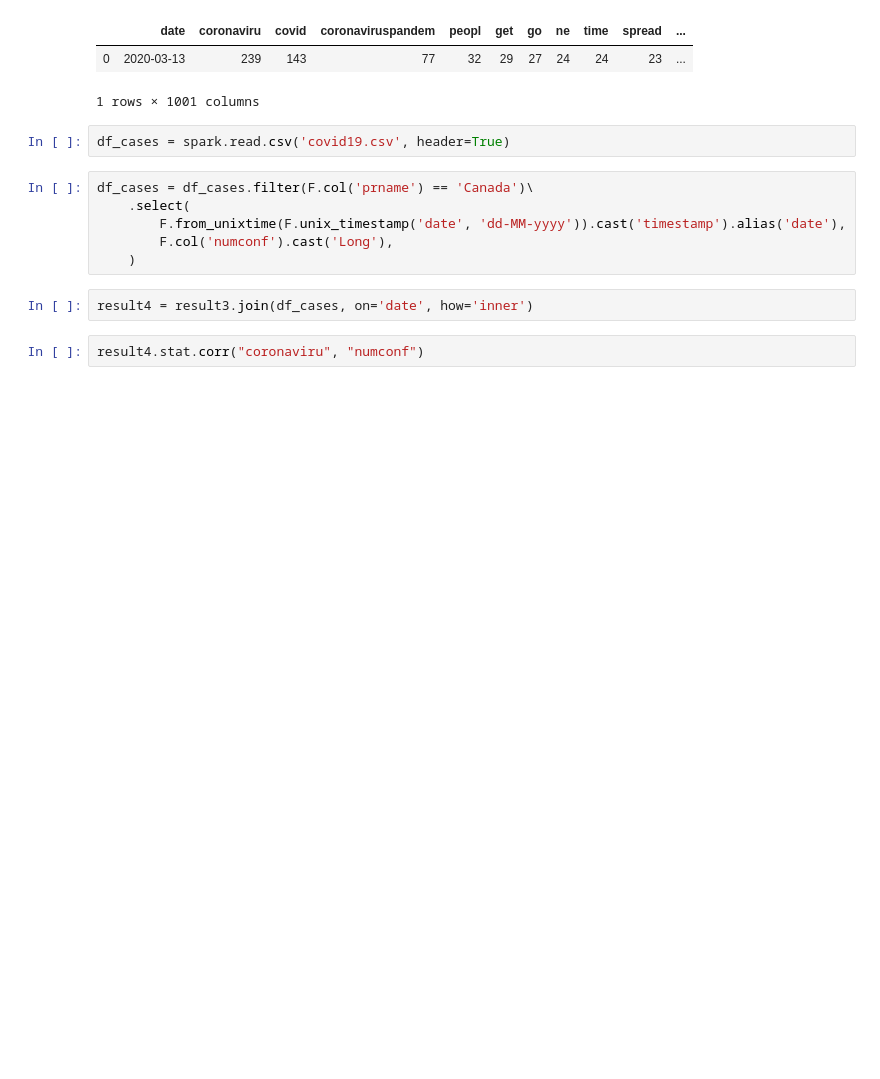
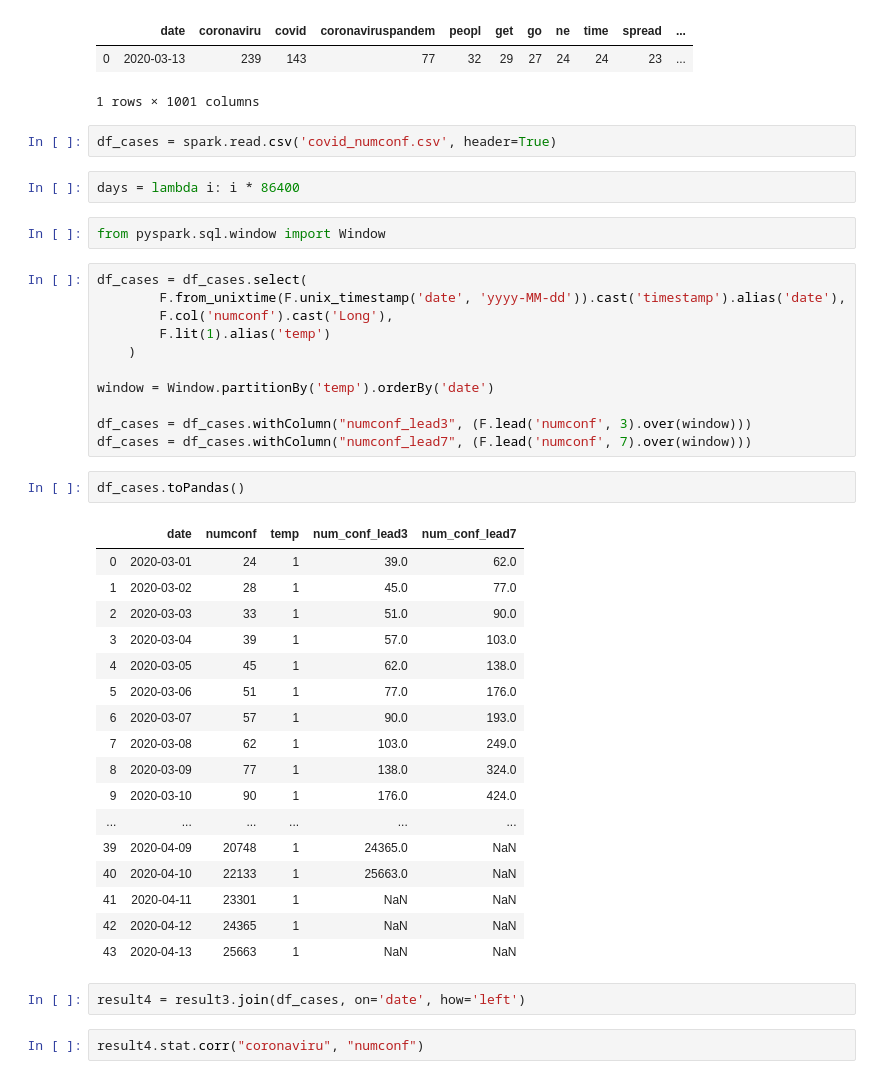
Before and after one commit to tingwei758/COVID_19_Prediction_SIR_and_Tweets, a Jupyter notebook: Tweet_Word_Count.ipynb, the cells around one changed output. Saved outputs shown, nothing was run; the diff lists cells and outputs as text; blank space fills up the shorter version.

```diff
--- a/Tweet_Word_Count.ipynb
+++ b/Tweet_Word_Count.ipynb
@@ -190,15 +190,44 @@ result3.toPandas()
 | 0 | 2020-03-13 | 239 | 143 | 77 | 32 | 29 | 27 | 24 | 24 | 23 | ... |
 1 rows × 1001 columns
 # %%
-df_cases = spark.read.csv('covid19.csv', header=True)
+df_cases = spark.read.csv('covid_numconf.csv', header=True)
+# %%
+days = lambda i: i * 86400
+# %%
+from pyspark.sql.window import Window
 # %%
-df_cases = df_cases.filter(F.col('prname') == 'Canada')\
-    .select(
-        F.from_unixtime(F.unix_timestamp('date', 'dd-MM-yyyy')).cast('timestamp').alias('date'),
+df_cases = df_cases.select(
+        F.from_unixtime(F.unix_timestamp('date', 'yyyy-MM-dd')).cast('timestamp').alias('date'),
         F.col('numconf').cast('Long'),
+        F.lit(1).alias('temp')
     )
+
+window = Window.partitionBy('temp').orderBy('date')
+
+df_cases = df_cases.withColumn("numconf_lead3", (F.lead('numconf', 3).over(window)))
+df_cases = df_cases.withColumn("numconf_lead7", (F.lead('numconf', 7).over(window)))
+# %%
+df_cases.toPandas()
+# %% [output]
+|  | date | numconf | temp | num_conf_lead3 | num_conf_lead7 |
+| 0 | 2020-03-01 | 24 | 1 | 39.0 | 62.0 |
+| 1 | 2020-03-02 | 28 | 1 | 45.0 | 77.0 |
+| 2 | 2020-03-03 | 33 | 1 | 51.0 | 90.0 |
+| 3 | 2020-03-04 | 39 | 1 | 57.0 | 103.0 |
+| 4 | 2020-03-05 | 45 | 1 | 62.0 | 138.0 |
+| 5 | 2020-03-06 | 51 | 1 | 77.0 | 176.0 |
+| 6 | 2020-03-07 | 57 | 1 | 90.0 | 193.0 |
+| 7 | 2020-03-08 | 62 | 1 | 103.0 | 249.0 |
+| 8 | 2020-03-09 | 77 | 1 | 138.0 | 324.0 |
+| 9 | 2020-03-10 | 90 | 1 | 176.0 | 424.0 |
+| ... | ... | ... | ... | ... | ... |
+| 39 | 2020-04-09 | 20748 | 1 | 24365.0 | NaN |
+| 40 | 2020-04-10 | 22133 | 1 | 25663.0 | NaN |
+| 41 | 2020-04-11 | 23301 | 1 | NaN | NaN |
+| 42 | 2020-04-12 | 24365 | 1 | NaN | NaN |
+| 43 | 2020-04-13 | 25663 | 1 | NaN | NaN |
 # %%
-result4 = result3.join(df_cases, on='date', how='inner')
+result4 = result3.join(df_cases, on='date', how='left')
 # %%
 result4.stat.corr("coronaviru", "numconf")
 # %% [output]
```
Also changed, not shown: parts of 9 cells of this notebook, 3 other files.
